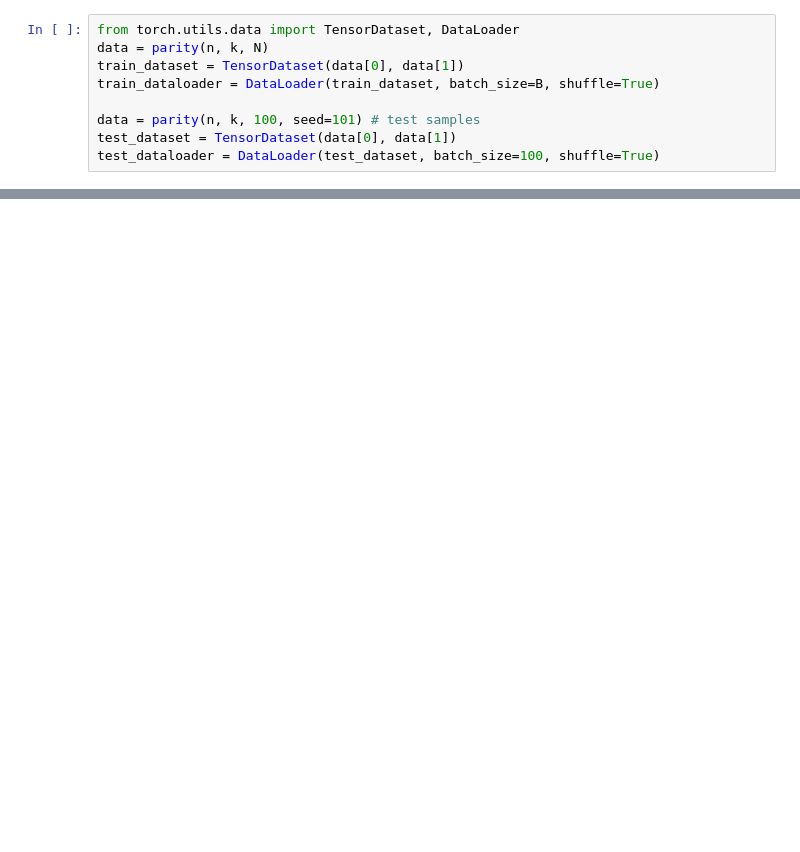
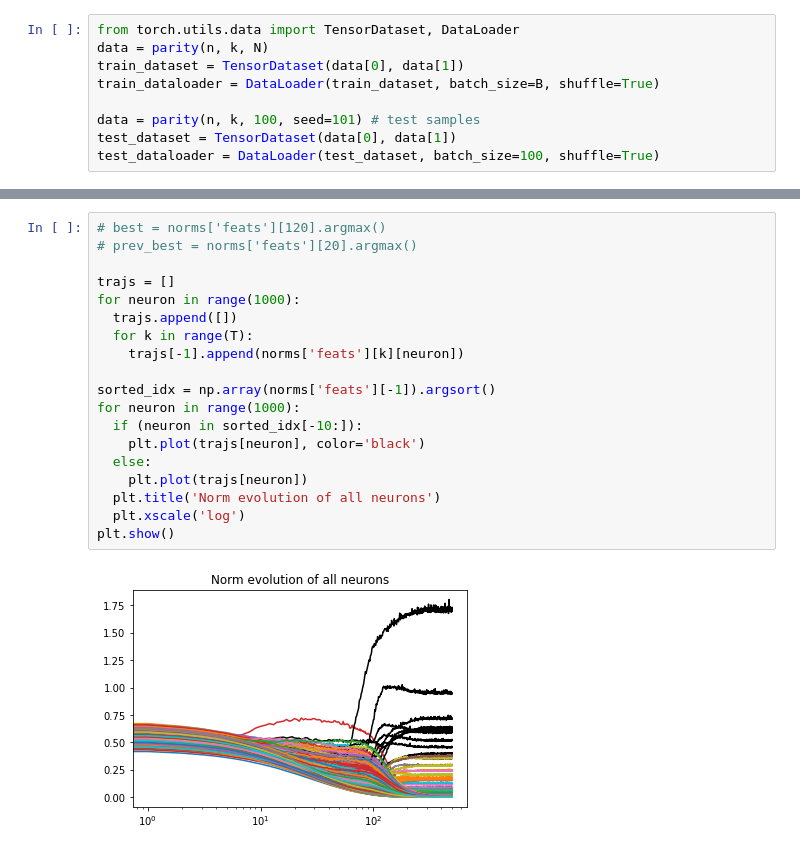
Before and after one commit to yurigalindo/grok, a Jupyter notebook: parity.ipynb, the cells around one changed output, grey strips where cells are left out. Drawn from its saved outputs; the diff is of its cells as text; blank space fills up the shorter version.

```diff
--- a/parity.ipynb
+++ b/parity.ipynb
@@ -164,0 +191,21 @@ plt.show()
+# %%
+# best = norms['feats'][120].argmax()
+# prev_best = norms['feats'][20].argmax()
+
+trajs = []
+for neuron in range(1000):
+  trajs.append([])
+  for k in range(T):
+    trajs[-1].append(norms['feats'][k][neuron])
+
+sorted_idx = np.array(norms['feats'][-1]).argsort()
+for neuron in range(1000):
+  if (neuron in sorted_idx[-10:]):
+    plt.plot(trajs[neuron], color='black')
+  else:
+    plt.plot(trajs[neuron])
+  plt.title('Norm evolution of all neurons')
+  plt.xscale('log')
+plt.show()
+# %% [output]
+[figure, added]
```
Also changed, not shown: parts of 8 cells of this notebook.
